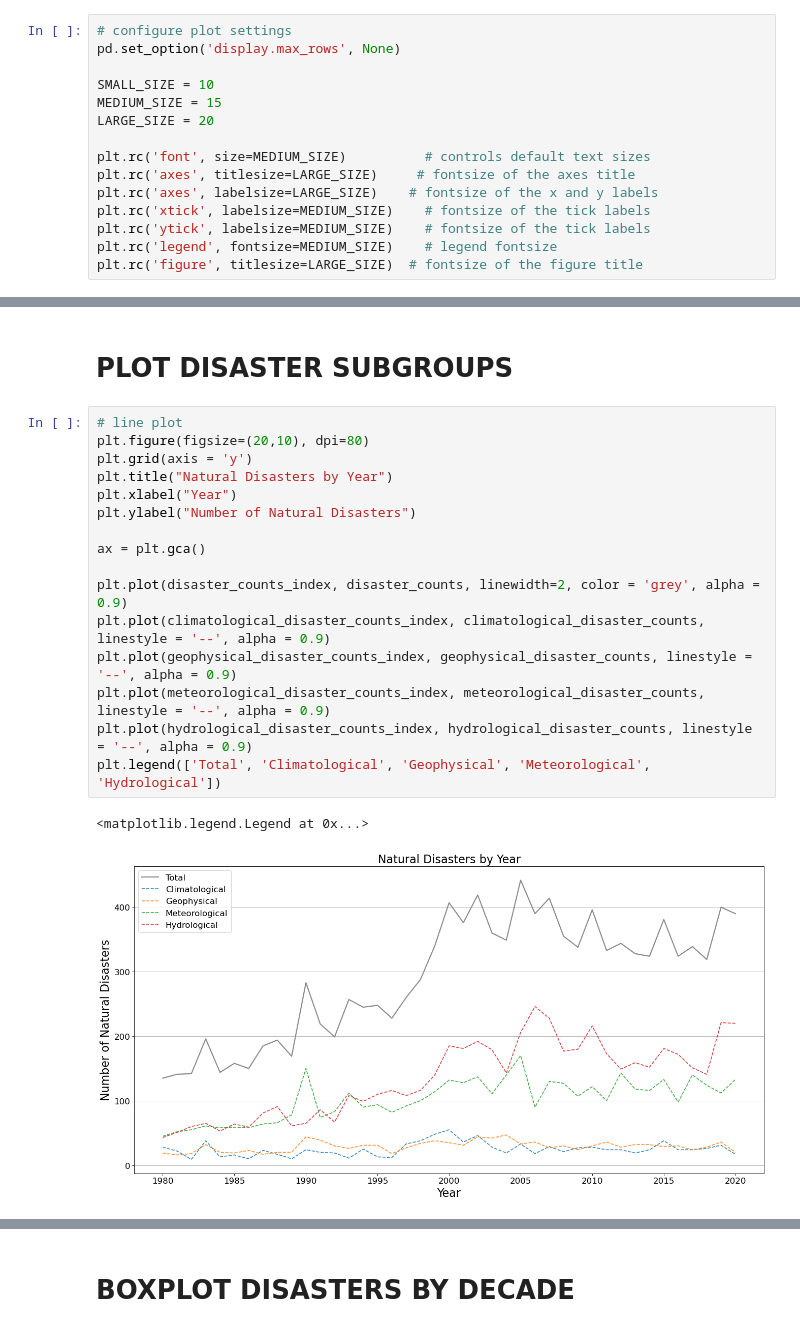
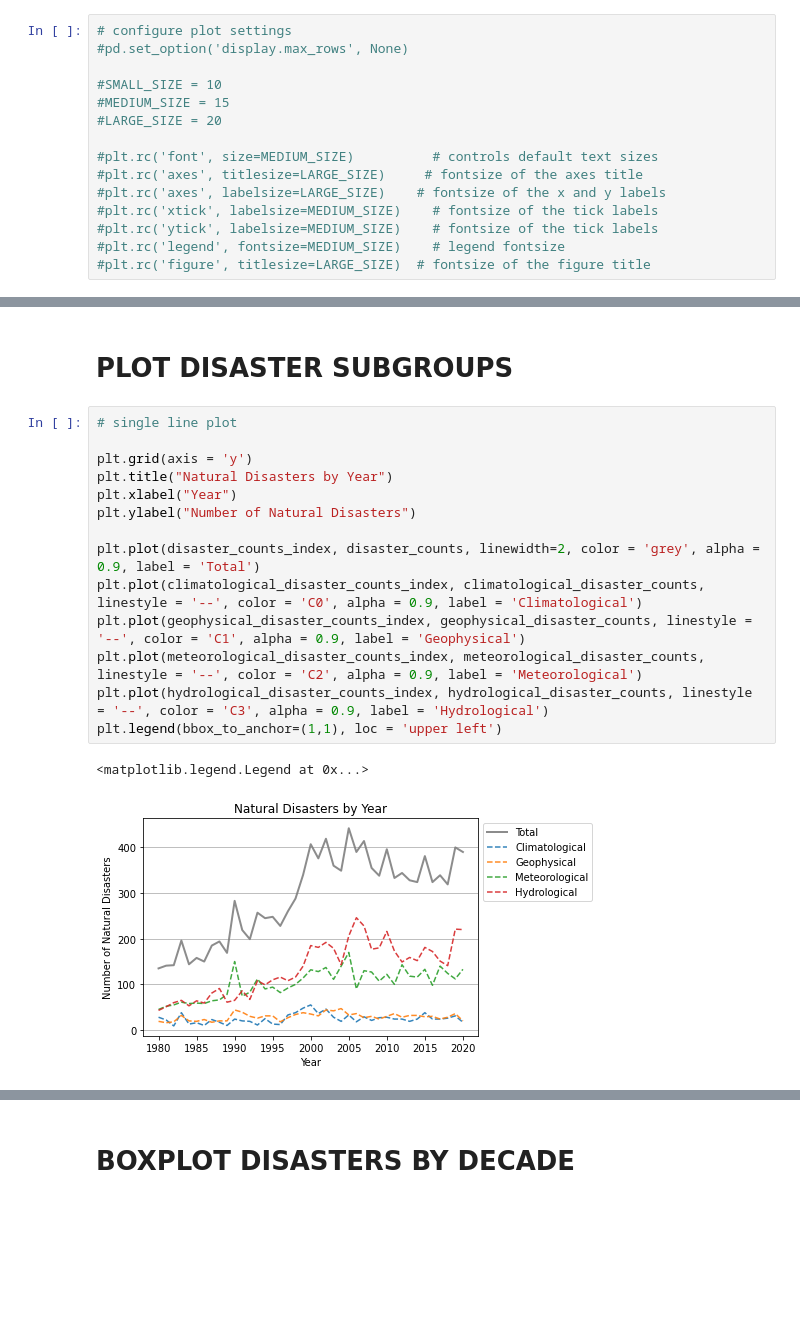
Before and after one commit to felixshier/naturalDisasterAnalysis, a Jupyter notebook: Natural Disaster Analysis.ipynb, the cells around one changed output, grey strips where cells are left out. Saved outputs shown, nothing was run; the diff lists cells and outputs as text; blank space fills up the shorter version.

Commit message:
update notebooks
improve notebook readability, improve plot aesthetics, add new statistical data

```diff
--- a/Natural Disaster Analysis.ipynb
+++ b/Natural Disaster Analysis.ipynb
@@ -14,19 +14,19 @@ fname2 = 'CPIAUCNS.csv' # FRED consumer price index dataset
 inflation = pd.read_csv(fname2)
 # %%
 # configure plot settings
-pd.set_option('display.max_rows', None)
+#pd.set_option('display.max_rows', None)
 
-SMALL_SIZE = 10
-MEDIUM_SIZE = 15
-LARGE_SIZE = 20
+#SMALL_SIZE = 10
+#MEDIUM_SIZE = 15
+#LARGE_SIZE = 20
 
-plt.rc('font', size=MEDIUM_SIZE)          # controls default text sizes
-plt.rc('axes', titlesize=LARGE_SIZE)     # fontsize of the axes title
-plt.rc('axes', labelsize=LARGE_SIZE)    # fontsize of the x and y labels
-plt.rc('xtick', labelsize=MEDIUM_SIZE)    # fontsize of the tick labels
-plt.rc('ytick', labelsize=MEDIUM_SIZE)    # fontsize of the tick labels
-plt.rc('legend', fontsize=MEDIUM_SIZE)    # legend fontsize
-plt.rc('figure', titlesize=LARGE_SIZE)  # fontsize of the figure title
+#plt.rc('font', size=MEDIUM_SIZE)          # controls default text sizes
+#plt.rc('axes', titlesize=LARGE_SIZE)     # fontsize of the axes title
+#plt.rc('axes', labelsize=LARGE_SIZE)    # fontsize of the x and y labels
+#plt.rc('xtick', labelsize=MEDIUM_SIZE)    # fontsize of the tick labels
+#plt.rc('ytick', labelsize=MEDIUM_SIZE)    # fontsize of the tick labels
+#plt.rc('legend', fontsize=MEDIUM_SIZE)    # legend fontsize
+#plt.rc('figure', titlesize=LARGE_SIZE)  # fontsize of the figure title
 # %% [markdown]
 # CLEAN DATA
 # %%
@@ -130,21 +130,19 @@ hydrological_disaster_counts_index = hydrological_disaster_counts.index
 # %% [markdown]
 # PLOT DISASTER SUBGROUPS
 # %%
-# line plot
-plt.figure(figsize=(20,10), dpi=80)
+# single line plot
+
 plt.grid(axis = 'y')
 plt.title("Natural Disasters by Year")
 plt.xlabel("Year")
 plt.ylabel("Number of Natural Disasters")
 
-ax = plt.gca()
-
-plt.plot(disaster_counts_index, disaster_counts, linewidth=2, color = 'grey', alpha = 0.9)
-plt.plot(climatological_disaster_counts_index, climatological_disaster_counts, linestyle = '--', alpha = 0.9)
-plt.plot(geophysical_disaster_counts_index, geophysical_disaster_counts, linestyle = '--', alpha = 0.9)
-plt.plot(meteorological_disaster_counts_index, meteorological_disaster_counts, linestyle = '--', alpha = 0.9)
-plt.plot(hydrological_disaster_counts_index, hydrological_disaster_counts, linestyle = '--', alpha = 0.9)
-plt.legend(['Total', 'Climatological', 'Geophysical', 'Meteorological',  'Hydrological'])
+plt.plot(disaster_counts_index, disaster_counts, linewidth=2, color = 'grey', alpha = 0.9, label = 'Total')
+plt.plot(climatological_disaster_counts_index, climatological_disaster_counts, linestyle = '--', color = 'C0', alpha = 0.9, label = 'Climatological')
+plt.plot(geophysical_disaster_counts_index, geophysical_disaster_counts, linestyle = '--', color = 'C1', alpha = 0.9, label = 'Geophysical')
+plt.plot(meteorological_disaster_counts_index, meteorological_disaster_counts, linestyle = '--', color = 'C2', alpha = 0.9, label = 'Meteorological')
+plt.plot(hydrological_disaster_counts_index, hydrological_disaster_counts, linestyle = '--', color = 'C3', alpha = 0.9, label = 'Hydrological')
+plt.legend(bbox_to_anchor=(1,1), loc = 'upper left')
 # %% [output]
 <matplotlib.legend.Legend at 0x...>
-[figure, old version]
+[figure, new version]
```
Also changed, not shown: parts of 19 cells of this notebook, 2 other files.
